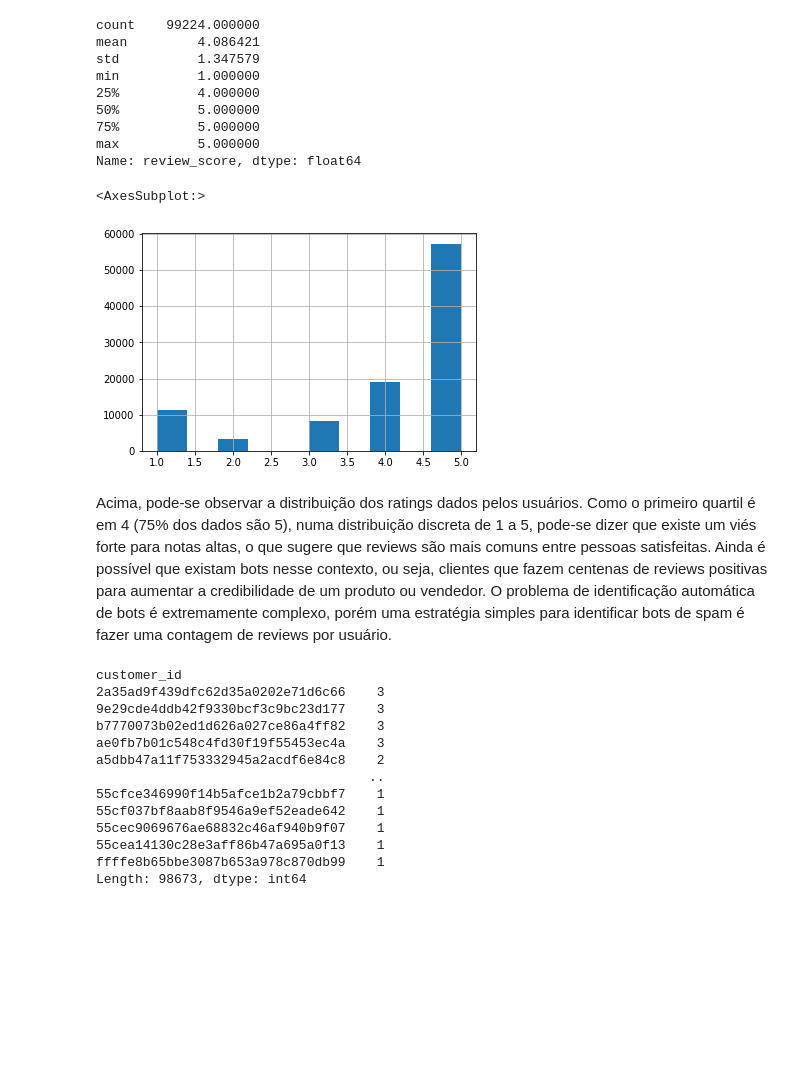
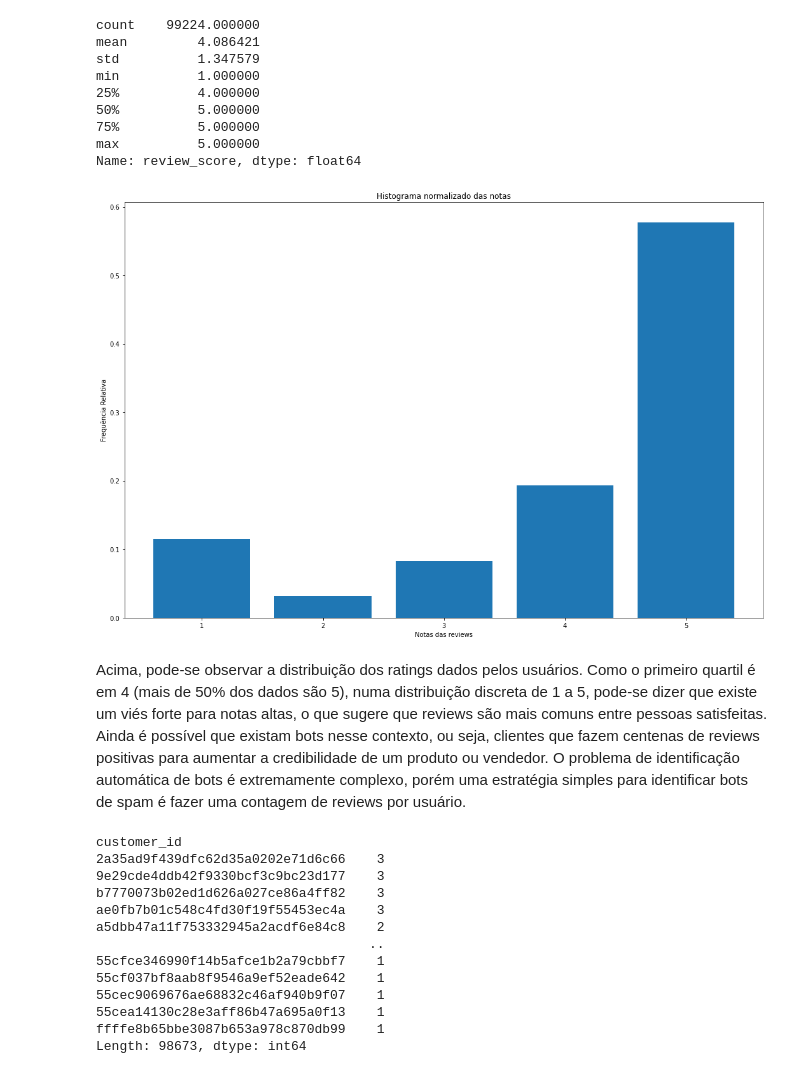
Before and after one commit to CEDipEngineering/AvaliacaoIndividualNLP, a Jupyter notebook: main.ipynb, the cells around one changed output. Cells and saved outputs as stored; diff of their text form; code cells hidden in the pictures; blank space fills up the shorter version.

```diff
--- a/main.ipynb
+++ b/main.ipynb
@@ -26,13 +87,19 @@ min          1.000000
 75%          5.000000
 max          5.000000
 Name: review_score, dtype: float64
-# %%
-reviews['review_score'].hist()
-# %% [output]
-<AxesSubplot:>
-[figure, removed]
+# %%
+cnt = reviews['review_score'].value_counts()
+plt.figure(figsize=(18,12))
+plt.bar(x=cnt.index.to_list(), height=cnt/cnt.sum())
+plt.xticks(range(1,6), range(1,6))
+plt.ylabel("Frequência Relativa")
+plt.xlabel("Notas das reviews")
+plt.title("Histograma normalizado das notas")
+plt.show()
+# %% [output]
+[figure, added]
 # %% [markdown]
-Acima, pode-se observar a distribuição dos ratings dados pelos usuários. Como o primeiro quartil é em 4 (75% dos dados são 5), numa distribuição discreta de 1 a 5, pode-se dizer que existe um viés forte para notas altas, o que sugere que reviews são mais comuns entre pessoas satisfeitas. Ainda é possível que existam bots nesse contexto, ou seja, clientes que fazem centenas de reviews positivas para aumentar a credibilidade de um produto ou vendedor. O problema de identificação automática de bots é extremamente complexo, porém uma estratégia simples para identificar bots de spam é fazer uma contagem de reviews por usuário.
+Acima, pode-se observar a distribuição dos ratings dados pelos usuários. Como o primeiro quartil é em 4 (mais de 50% dos dados são 5), numa distribuição discreta de 1 a 5, pode-se dizer que existe um viés forte para notas altas, o que sugere que reviews são mais comuns entre pessoas satisfeitas. Ainda é possível que existam bots nesse contexto, ou seja, clientes que fazem centenas de reviews positivas para aumentar a credibilidade de um produto ou vendedor. O problema de identificação automática de bots é extremamente complexo, porém uma estratégia simples para identificar bots de spam é fazer uma contagem de reviews por usuário.
 # %%
 reviews_with_customer_id = pd.merge(left=reviews, right=datasets['olist_orders_dataset'][['order_id', 'customer_id']], how='left', left_on='order_id', right_on='order_id')
 reviews_with_customer_id.value_counts(['customer_id'])
```
Also changed, not shown: parts of 15 cells of this notebook, 1 other file.
